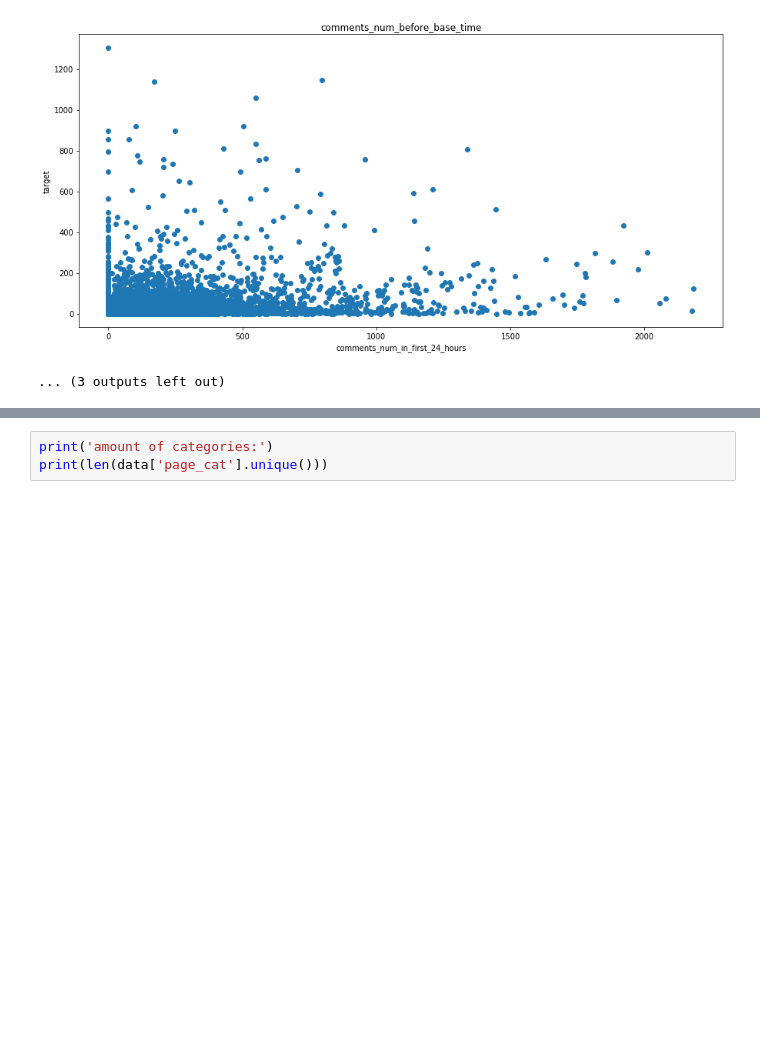
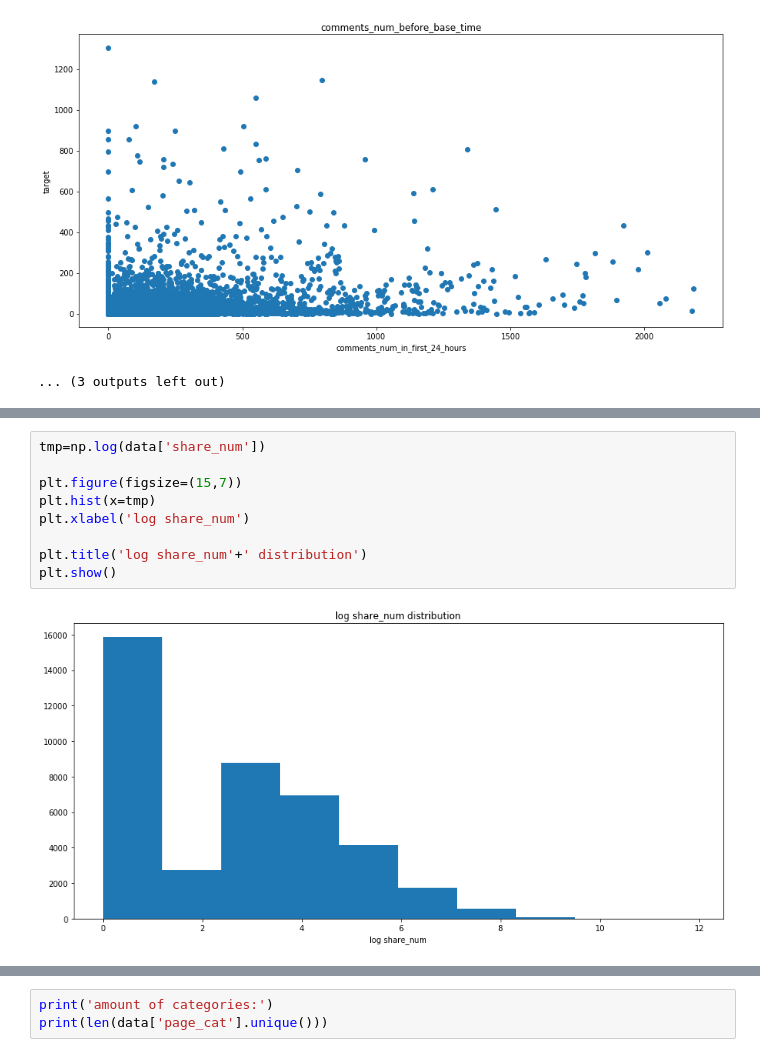
Before and after one commit to HollowPrincess/ML-introduction-2019, a Jupyter notebook: linear_regression/visualizations.ipynb, the cells around one changed output, grey strips where cells are left out. Drawn from its saved outputs; the diff is of its cells as text; blank space fills up the shorter version.

```diff
--- a/linear regression/visualizations.ipynb
+++ b/linear_regression/visualizations.ipynb
@@ -479,0 +510,11 @@ for name in names:
+# %%
+tmp=np.log(data['share_num'])
+
+plt.figure(figsize=(15,7))
+plt.hist(x=tmp)
+plt.xlabel('log share_num')
+
+plt.title('log share_num'+' distribution')
+plt.show()
+# %% [output]
+[figure, added]
```
Also changed, not shown: parts of 42 cells of this notebook, 45 other files.
